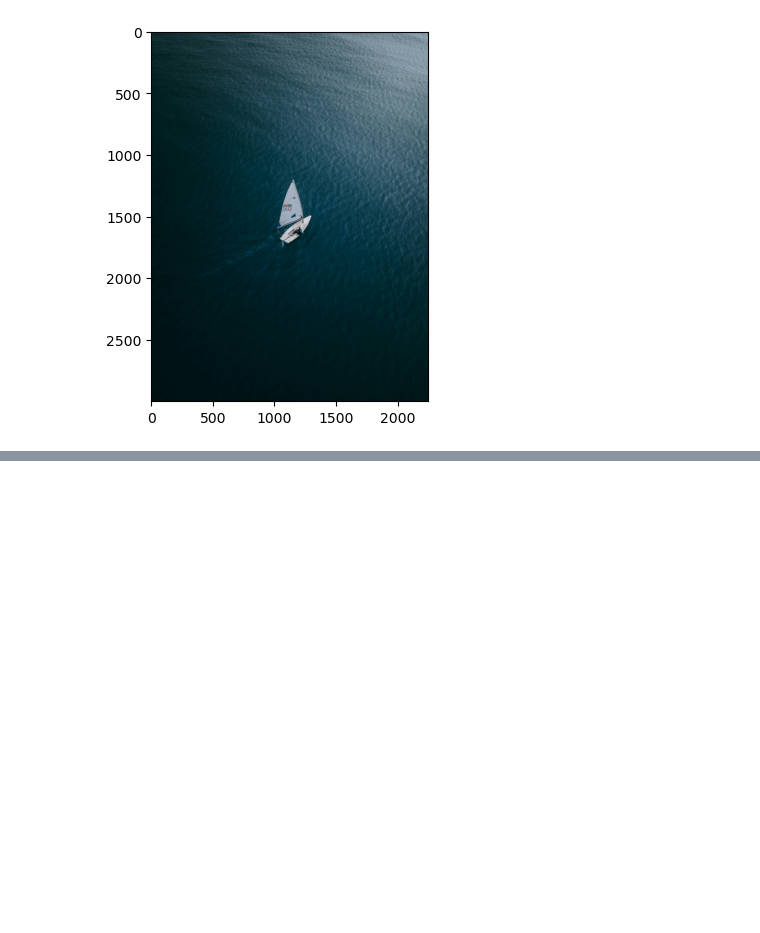
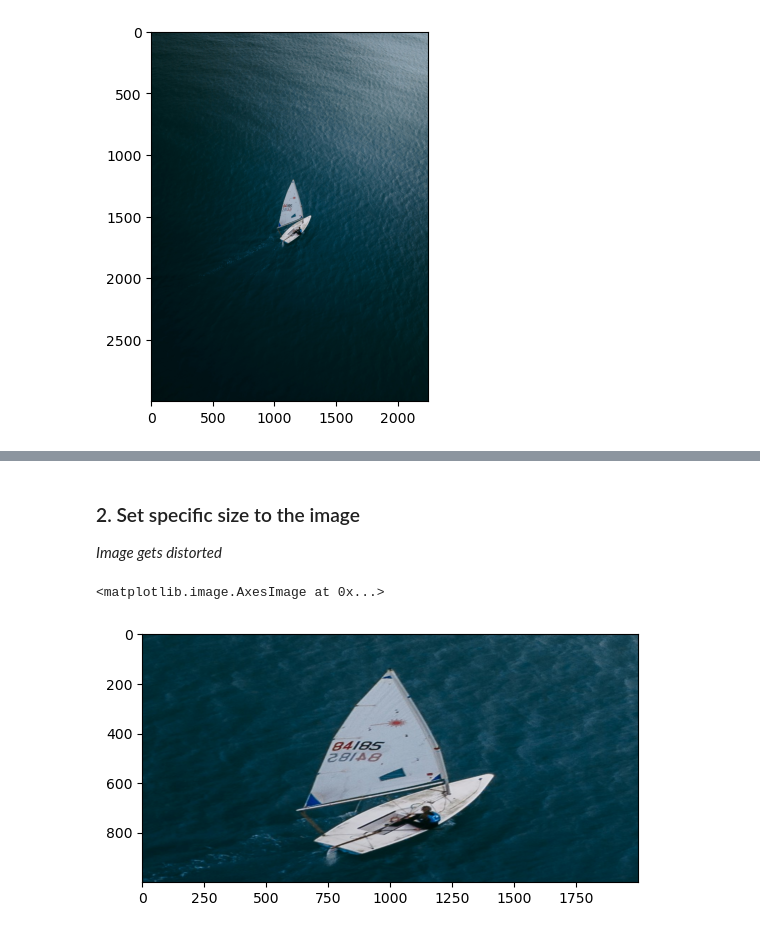
Before and after one commit to gouherdanish/image_processing_concepts, a Jupyter notebook: 1_image_manipulations.ipynb, the cells around one changed output, grey strips where cells are left out. Saved outputs shown, nothing was run; the diff lists cells and outputs as text; code cells hidden in the pictures; blank space fills up the shorter version.

```diff
--- a/1_image_manipulations.ipynb
+++ b/1_image_manipulations.ipynb
@@ -72,0 +84,9 @@ img_rgb.shape
+# %% [markdown]
+### 2. Set specific size to the image
+_Image gets distorted_
+# %%
+img_res2 = cv2.resize(img_cropped,dsize=(2000,1000))
+plt.imshow(img_res2)
+# %% [output]
+<matplotlib.image.AxesImage at 0x...>
+[figure, added]
```
Also changed, not shown: parts of 17 cells of this notebook.
